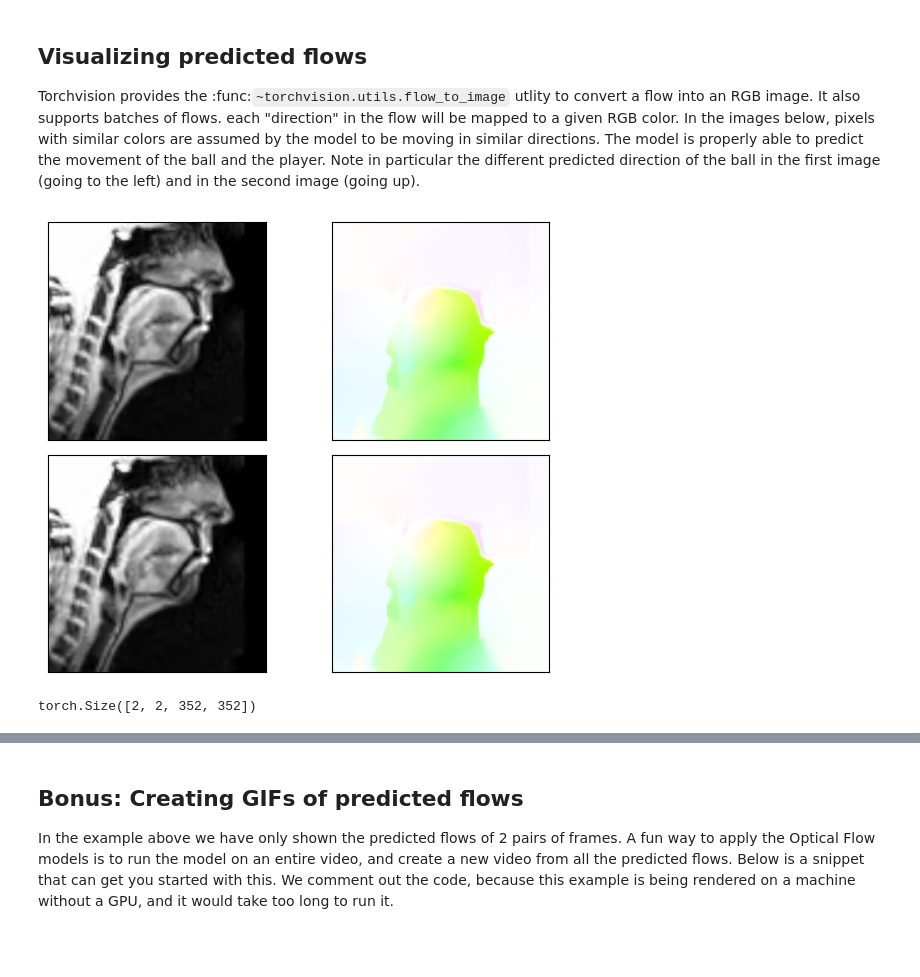
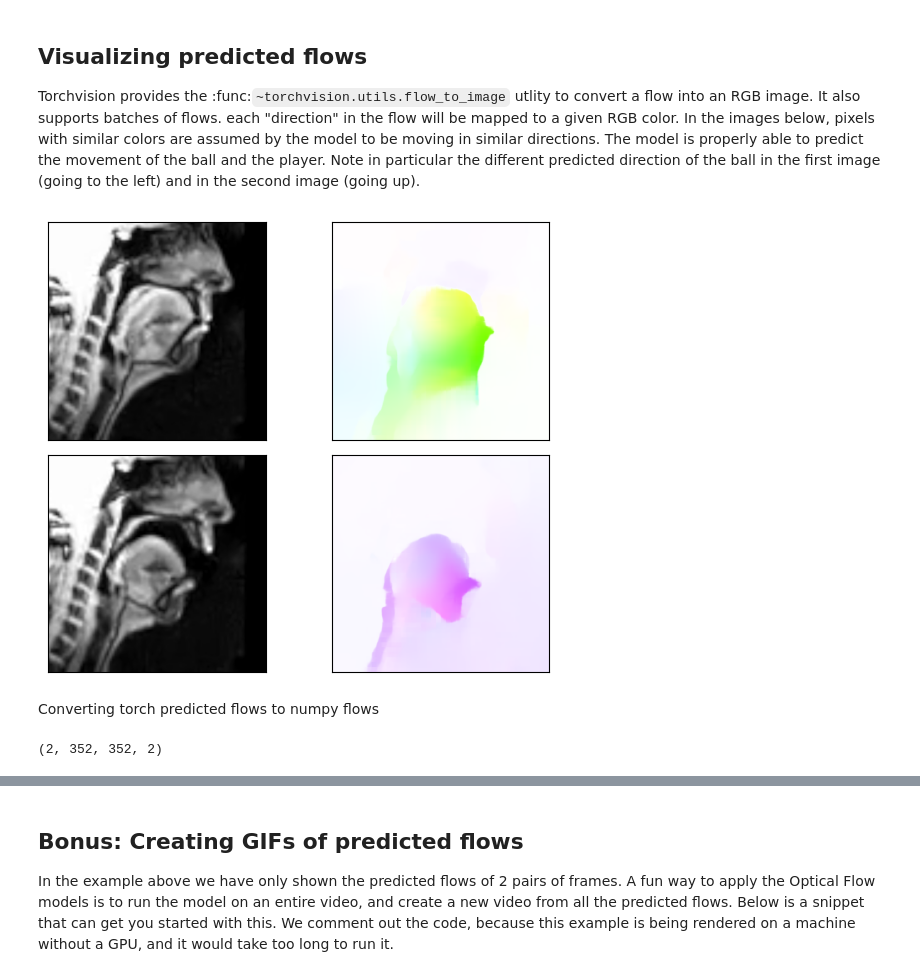
Before and after one commit to mishined/FYP, a Jupyter notebook: RAFT_optical_flow.ipynb, the cells around one changed output, grey strips where cells are left out. Saved outputs shown, nothing was run; the diff lists cells and outputs as text; code cells hidden in the pictures; blank space fills up the shorter version.

```diff
--- a/RAFT_optical_flow.ipynb
+++ b/RAFT_optical_flow.ipynb
@@ -86,10 +84,13 @@ video = np.stack(frames, axis=0) # dimensions (T, H, W, C)
 # %%
+path = "C:/Users/Misha/OneDrive - University of Sussex/FYP/Participants/Participant_12/Processed_data/Video/Subject_12_01.mp4"
 from torchvision.io import read_video
 import av
 frames, _, _ = read_video(str(path), output_format="TCHW")
 
-img1_batch = torch.stack([frames[50, :, 100:600, 500:1000], frames[51, :, 100:600, 500:1000]])
-img2_batch = torch.stack([frames[70, :, 100:600, 500:1000], frames[71, :, 100:600, 500:1000]])
+img1_batch = torch.stack([frames[53, :, 100:600, 500:1000], frames[84, :, 100:600, 500:1000]])
+img2_batch = torch.stack([frames[83, :, 100:600, 500:1000], frames[130, :, 100:600:, 500:1000]])
+# img1_batch = frames[53, :, 100:600, 500:1000]
+# img2_batch = frames[84, :, 100:600, 500:1000]
 # 150:500, 600:900 smaller concentrated image
 # 100:600, 500:1000 slightly bigger
 plot(img1_batch)
@@ -199,16 +198,28 @@ of the ball in the first image (going to the left) and in the second image
 # %%
 from torchvision.utils import flow_to_image
 
 flow_imgs = flow_to_image(predicted_flows)
 
 # The images have been mapped into [-1, 1] but for plotting we want them in [0, 1]
-img1_batch = [(img1 + 1) / 2 for img1 in img1_batch]
+img_batch = [(img1 + 1) / 2 for img1 in img1_batch]
 
-grid = [[img1, flow_img] for (img1, flow_img) in zip(img1_batch, flow_imgs)]
+grid = [[img1, flow_img] for (img1, flow_img) in zip(img_batch, flow_imgs)]
 plot(grid)
 # %% [output]
-[figure, old version]
+[figure, new version]
-# %%
-predicted_flows.shape
-# %% [output]
-torch.Size([2, 2, 352, 352])
+# %% [markdown]
+Converting torch predicted flows to numpy flows
+# %%
+def convert_flow(predicted_flows):
+    flows_tchw = [predicted_flows[a].detach().numpy()[:,:,:] for a in range(predicted_flows.shape[0])] # make it back to numpy arrays for all N predicted flows
+    flows = np.moveaxis(flows_tchw, 0, -1) # change the dimmensions from TCHW to THWC
+    return flows
+
+# flow1 =predicted_flows
+# print(predicted_flows.shape)
+# flow1 = flow1.detach().numpy()[:, :,:,:]
+# flows = np.moveaxis(flow1, 0, -1)
+flows = convert_flow(predicted_flows)
+print(flows.shape) # N H T 2
+# %% [output]
+(2, 352, 352, 2)
```
Also changed, not shown: parts of 18 cells of this notebook, 3 other files.
